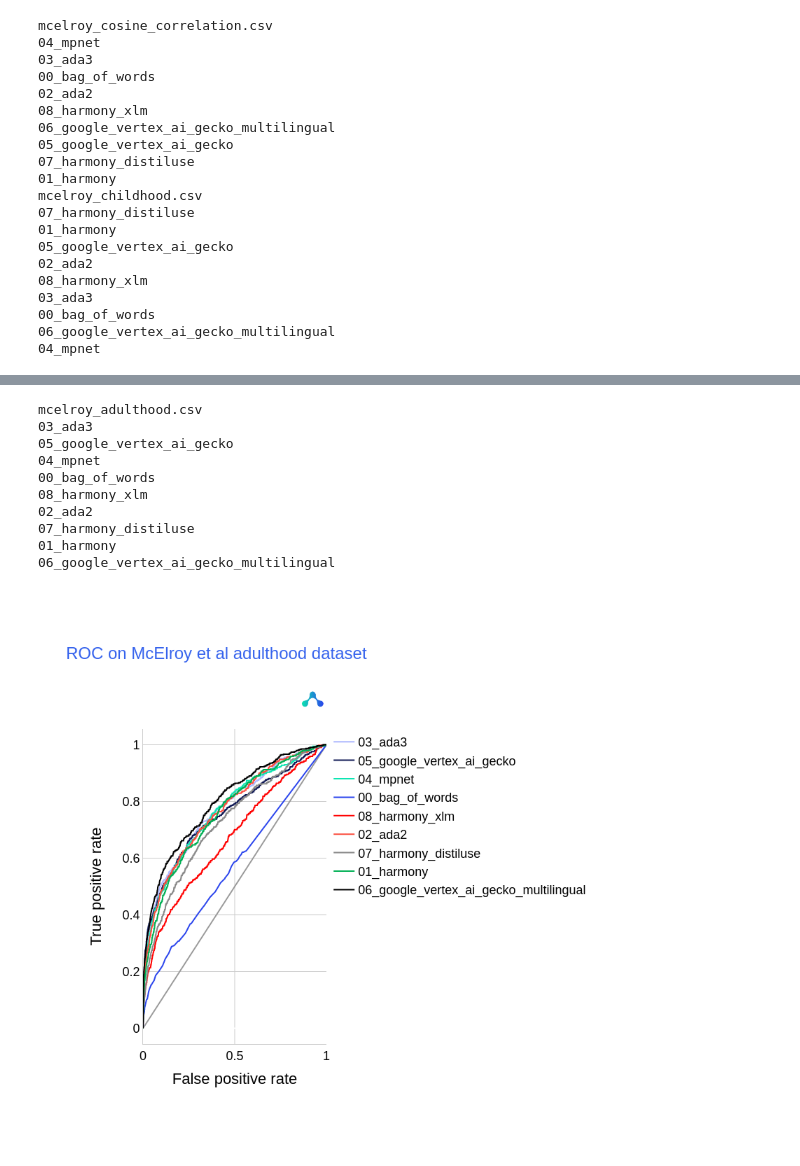
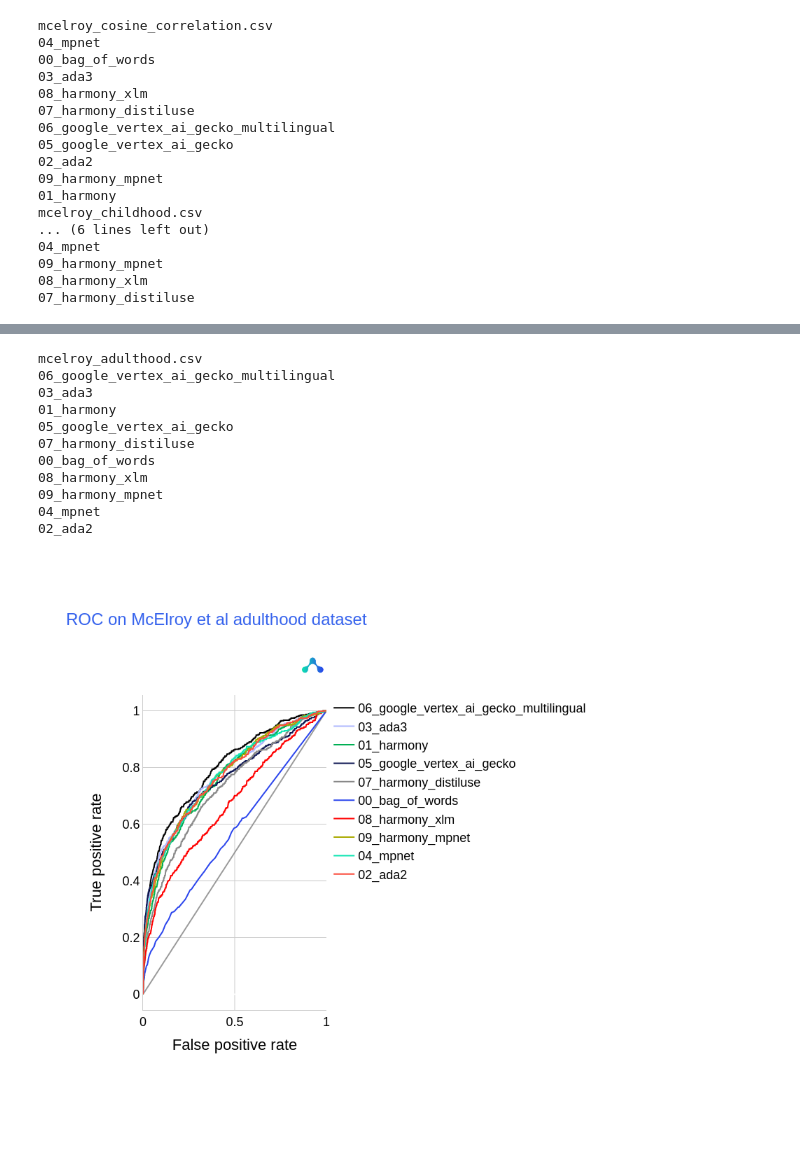
Before and after one commit to harmonydata/matching, a Jupyter notebook: analyse_results.ipynb, the cells around one changed output, grey strips where cells are left out. Drawn from its saved outputs; the diff is of its cells as text; code cells hidden in the pictures.

Commit message:
Evaluate MPnet

```diff
--- a/analyse_results.ipynb
+++ b/analyse_results.ipynb
@@ -64,6 +64,7 @@ for input_file, data in evaluation_helper.get_datasets():
                            6:"#000000",
                            7:"#888888",
                             8:"#ff0000",
+                           9:"#aaaa00",
                           }
 
                 fig.add_scatter(x=fpr, y=tpr, mode="lines", name=model_name, line=dict(color=colours[model_number]))
@@ -122,20 +124,17 @@ gad_7_multilingual.csv
 mcelroy_cosine_correlation.csv
 04_mpnet
+00_bag_of_words
 03_ada3
-00_bag_of_words
-02_ada2
 08_harmony_xlm
+07_harmony_distiluse
 06_google_vertex_ai_gecko_multilingual
 05_google_vertex_ai_gecko
-07_harmony_distiluse
+02_ada2
+09_harmony_mpnet
 01_harmony
 mcelroy_childhood.csv
+... (6 lines left out)
+04_mpnet
+09_harmony_mpnet
+08_harmony_xlm
 07_harmony_distiluse
-01_harmony
-05_google_vertex_ai_gecko
-02_ada2
-08_harmony_xlm
-03_ada3
-00_bag_of_words
-06_google_vertex_ai_gecko_multilingual
-04_mpnet
@@ -143,14 +142,15 @@ mcelroy_childhood.csv
 mcelroy_adulthood.csv
+06_google_vertex_ai_gecko_multilingual
 03_ada3
+01_harmony
 05_google_vertex_ai_gecko
-04_mpnet
+07_harmony_distiluse
 00_bag_of_words
 08_harmony_xlm
+09_harmony_mpnet
+04_mpnet
 02_ada2
-07_harmony_distiluse
-01_harmony
-06_google_vertex_ai_gecko_multilingual
-[figure, old version]
+[figure, new version]
 # %%
 import json
 print (json.dumps(results, indent=4))
```
Also changed, not shown: parts of 3 cells of this notebook, 1 other file.
